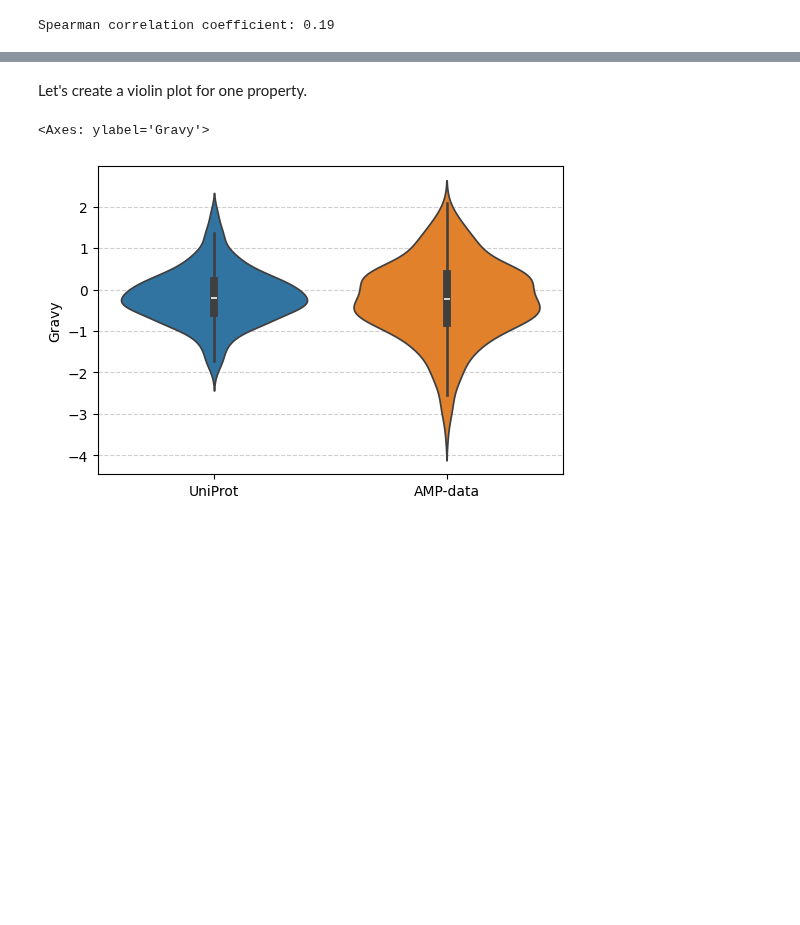
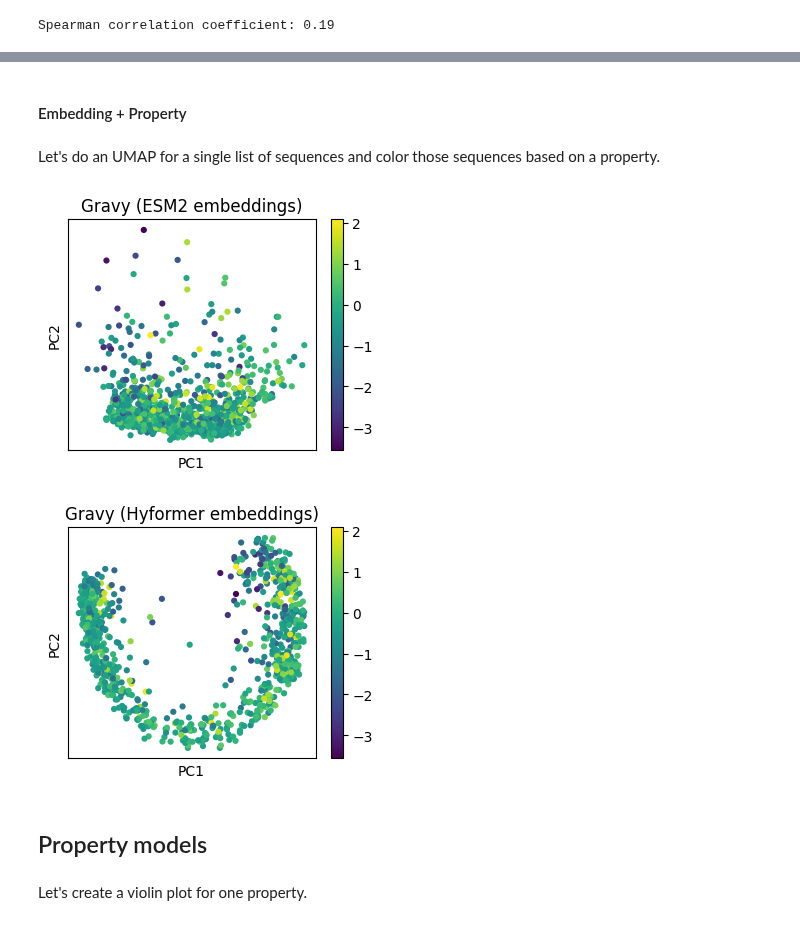
Before and after one commit to szczurek-lab/seqme, a Jupyter notebook: docs/tutorials/diagnostics.ipynb, the cells around one changed output, grey strips where cells are left out. Drawn from its saved outputs; the diff is of its cells as text; code cells hidden in the pictures; blank space fills up the shorter version.

```diff
--- a/docs/tutorials/diagnostics.ipynb
+++ b/docs/tutorials/diagnostics.ipynb
@@ -40,6 +40,12 @@ models = {
     "charge": sm.models.Charge(),
     "esm2": sm.models.Esm2(
         model_name=sm.models.Esm2Checkpoint.t6_8M,
+        batch_size=256,
+        device="cpu",
+        verbose=True,
+    ),
+    "hyformer": sm.models.Hyformer(
+        model_name=sm.models.HyformerCheckpoint.peptides_34M,
         batch_size=256,
         device="cpu",
         verbose=True,
@@ -64,6 +73,7 @@ labels = np.array([0] * len(negatives) + [1] * len(positives))
 sequences = negatives + positives
 # %%
 cache.add("esm2-4d", sm.models.PCA(cache.model("esm2"), sequences, n_components=4))
+cache.add("hyformer-4d", sm.models.PCA(cache.model("hyformer"), sequences, n_components=4))
 # %% [markdown]
 #### Feature alignment score
 # %% [markdown]
@@ -115 +130,10 @@ embedding_values = list(embeddings.values())
+# %%
+embeddings_esm2 = {name: embedder_esm2(sequences) for name, sequences in data.items()}
+embeddings_hyformer = {name: embedder_hyformer(sequences) for name, sequences in data.items()}
+
+embedding_names_esm2 = list(embeddings_esm2.keys())
+embedding_names_hyformer = list(embeddings_hyformer.keys())
+
+embedding_values_esm2 = list(embeddings_esm2.values())
+embedding_values_hyformer = list(embeddings_hyformer.values())
 # %% [markdown]
@@ -120,9 +143,6 @@ xs_pca = dict(zip(embedding_names, xs_pca, strict=True))
 # %%
-sm.utils.plot_embeddings(
-    xs_pca.values(),
-    values=xs_pca.keys(),
-    colors=colors,
-    title=embedder_name,
-    xlabel="PC1",
-    ylabel="PC2",
-)
+xs_pca_esm2 = sm.utils.pca(embedding_values_esm2)
+xs_pca_esm2 = dict(zip(embedding_names_esm2, xs_pca_esm2, strict=True))
+
+xs_pca_hyformer = sm.utils.pca(embedding_values_hyformer)
+xs_pca_hyformer = dict(zip(embedding_names_hyformer, xs_pca_hyformer, strict=True))
@@ -187,2 +235,2 @@ sm.utils.plot_embeddings(
 # %% [markdown]
-Let's create a violin plot for one property.
+#### Embedding + Property
@@ -191,11 +237,34 @@ cache = sm.Cache(models={"Gravy": sm.models.Gravy(), "Molecular Weight": sm.mode
+# %% [markdown]
+Let's do an UMAP for a single list of sequences and color those sequences based on a property.
 # %%
-properties = {name: cache.model("Gravy")(sequences) for name, sequences in data.items()}
+property_model = sm.models.Gravy()
+
+sm.utils.plot_embeddings(
+    xs_pca_esm2.values(),
+    values=[property_model(data[name]) for name in xs_pca_esm2.keys()],
+    title="Gravy (ESM2 embeddings)",
+    alpha=1.0,
+    cmap="viridis",
+    xlabel="PC1",
+    ylabel="PC2",
+)
+# %% [output]
+[figure, added]
 # %%
-fig, ax = plt.subplots(figsize=(6, 4))
-ax.grid(axis="y", linestyle="--", alpha=0.6)
-ax.set_axisbelow(True)
-ax.set_ylabel("Gravy")
-sns.violinplot(properties, bw_method="scott", ax=ax)
+property_model = sm.models.Gravy()
+
+sm.utils.plot_embeddings(
+    xs_pca_hyformer.values(),
+    values=[property_model(data[name]) for name in xs_pca_hyformer.keys()],
+    title="Gravy (Hyformer embeddings)",
+    alpha=1.0,
+    cmap="viridis",
+    xlabel="PC1",
+    ylabel="PC2",
+)
 # %% [output]
-<Axes: ylabel='Gravy'>
-[figure, old version]
+[figure, new version]
+# %% [markdown]
+## Property models
+# %% [markdown]
+Let's create a violin plot for one property.
```
Also changed, not shown: parts of 40 cells of this notebook, 1 other file.
